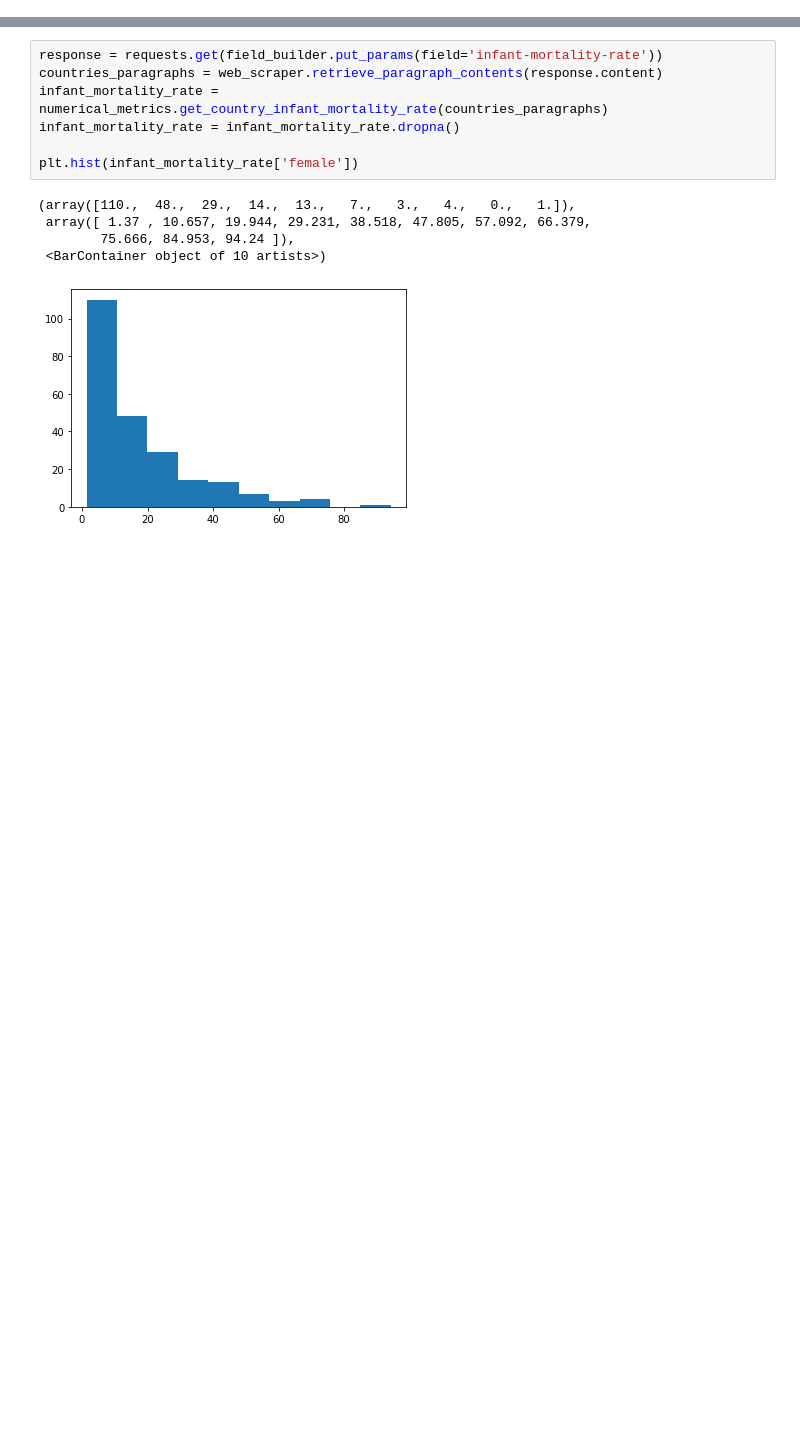
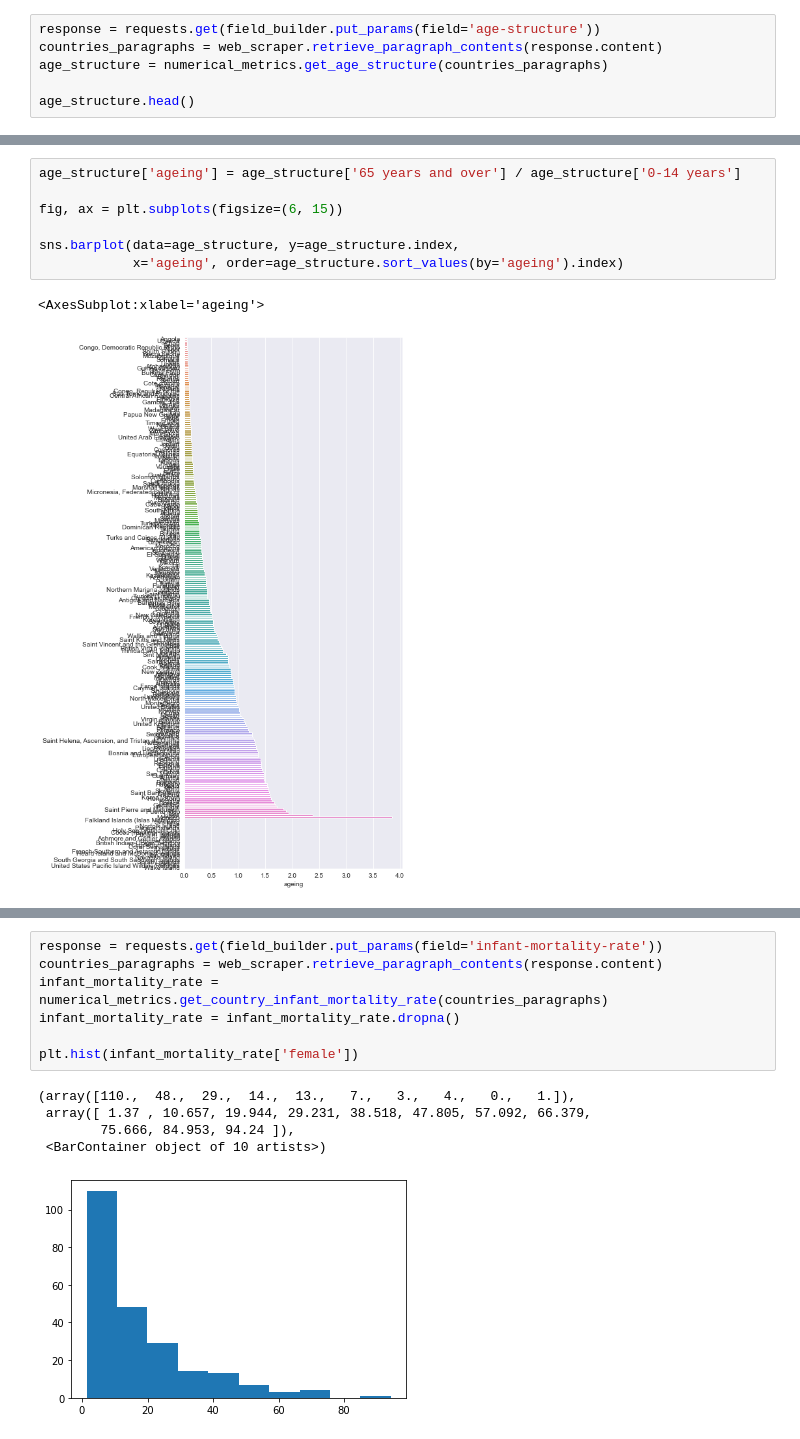
Before and after one commit to farqlia/WorldCountriesProject, a Jupyter notebook: notebooks/Test Web Scraping.ipynb, the cells around one changed output, grey strips where cells are left out. Saved outputs shown, nothing was run; the diff lists cells and outputs as text; blank space fills up the shorter version.

```diff
--- a/notebooks/Test Web Scraping.ipynb
+++ b/notebooks/Test Web Scraping.ipynb
@@ -13,0 +27,6 @@ field_builder = builder.append("field/{field}/")
+# %%
+response = requests.get(field_builder.put_params(field='age-structure'))
+countries_paragraphs = web_scraper.retrieve_paragraph_contents(response.content)
+age_structure = numerical_metrics.get_age_structure(countries_paragraphs)
+
+age_structure.head()
@@ -13,0 +40,10 @@ field_builder = builder.append("field/{field}/")
+# %%
+age_structure['ageing'] = age_structure['65 years and over'] / age_structure['0-14 years']
+
+fig, ax = plt.subplots(figsize=(6, 15))
+
+sns.barplot(data=age_structure, y=age_structure.index,
+            x='ageing', order=age_structure.sort_values(by='ageing').index)
+# %% [output]
+<AxesSubplot:xlabel='ageing'>
+[figure, added]
```
Also changed, not shown: parts of 8 cells of this notebook, 9 other files.
